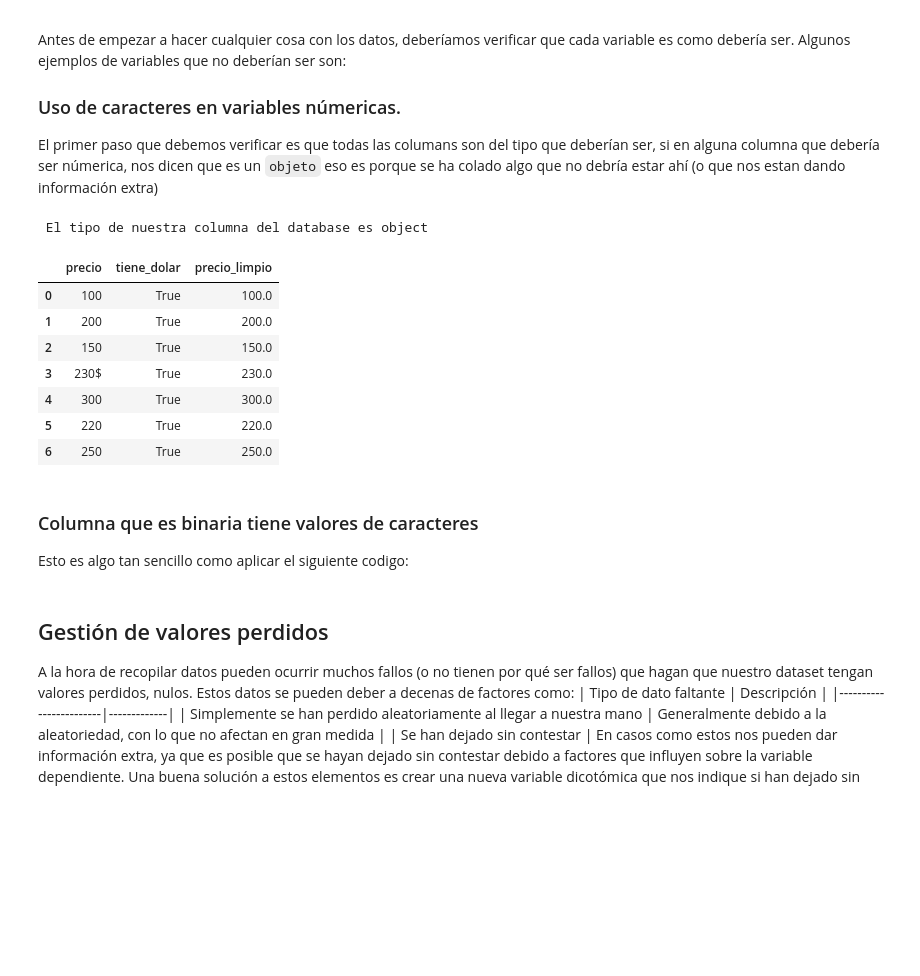
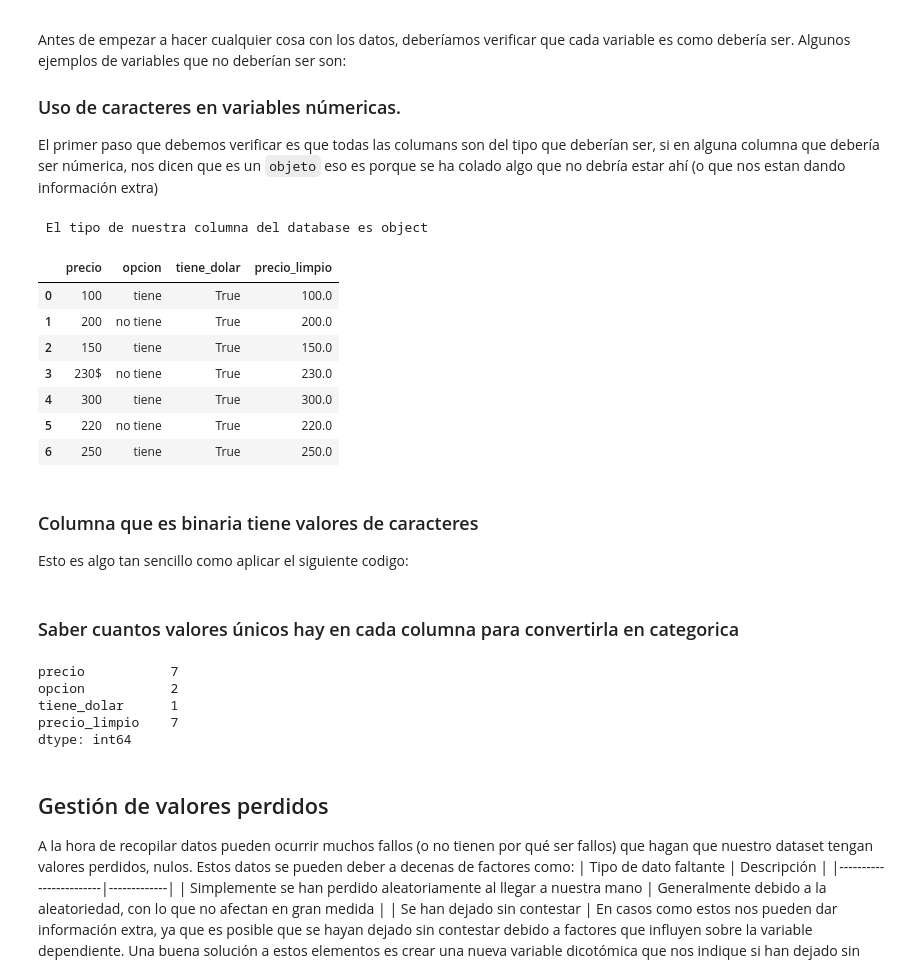
Before and after one commit to guille1006/Guia-Machine-learning, a Jupyter notebook: Preprocesamiento de datos.ipynb, the cells around one changed output. Cells and saved outputs as stored; diff of their text form; code cells hidden in the pictures; blank space fills up the shorter version.

```diff
--- a/Preprocesamiento de datos.ipynb
+++ b/Preprocesamiento de datos.ipynb
@@ -16,27 +16,28 @@ Antes de empezar a hacer cualquier cosa con los datos, deberíamos verificar que
 El primer paso que debemos verificar es que todas las columans son del tipo que deberían ser, si en alguna columna que debería ser númerica, nos dicen que es un `objeto` eso es porque se ha colado algo que no debría estar ahí (o que nos estan dando información extra)
 # %%
 df = pd.DataFrame({
-    "precio": [100, 200, 150, "230$", 300, 220, 250]
+    "precio": [100, 200, 150, "230$", 300, 220, 250],
+    "opcion": ["tiene","no tiene","tiene","no tiene","tiene","no tiene","tiene"]
 })
 print(f" El tipo de nuestra columna del database es {df.dtypes.iloc[0]}")
 
 # Crear columna booleana que indica si el valor contiene "$"
 df["tiene_dolar"] = df["precio"].astype(str).str.contains("$")
 
 # Limpiar la columna 'precio' quitando el símbolo '$' y convertir a numérico
 df["precio_limpio"] = df["precio"].astype(str).str.replace(r"\$", "", regex=True).astype(float)
 
 df
 # %% [output]
  El tipo de nuestra columna del database es object
-|  | precio | tiene_dolar | precio_limpio |
-| 0 | 100 | True | 100.0 |
-| 1 | 200 | True | 200.0 |
-| 2 | 150 | True | 150.0 |
-| 3 | 230$ | True | 230.0 |
-| 4 | 300 | True | 300.0 |
-| 5 | 220 | True | 220.0 |
-| 6 | 250 | True | 250.0 |
+|  | precio | opcion | tiene_dolar | precio_limpio |
+| 0 | 100 | tiene | True | 100.0 |
+| 1 | 200 | no tiene | True | 200.0 |
+| 2 | 150 | tiene | True | 150.0 |
+| 3 | 230$ | no tiene | True | 230.0 |
+| 4 | 300 | tiene | True | 300.0 |
+| 5 | 220 | no tiene | True | 220.0 |
+| 6 | 250 | tiene | True | 250.0 |
 # %% [markdown]
 ### Columna que es binaria tiene valores de caracteres
 Esto es algo tan sencillo como aplicar el siguiente codigo:
@@ -46,3 +47,13 @@ df["opcion"] = df["opcion"].replace({"tiene": 1, "no tiene": 0})
+# %% [markdown]
+### Saber cuantos valores únicos hay en cada columna para convertirla en categorica
+# %%
+df.nunique()
+# %% [output]
+precio           7
+opcion           2
+tiene_dolar      1
+precio_limpio    7
+dtype: int64
 # %% [markdown]
 ## Gestión de valores perdidos
 A la hora de recopilar datos pueden ocurrir muchos fallos (o no tienen por qué ser fallos) que hagan que nuestro dataset tengan valores perdidos, nulos. Estos datos se pueden deber a decenas de factores como:
```
Also changed, not shown: parts of 1 cell of this notebook.
